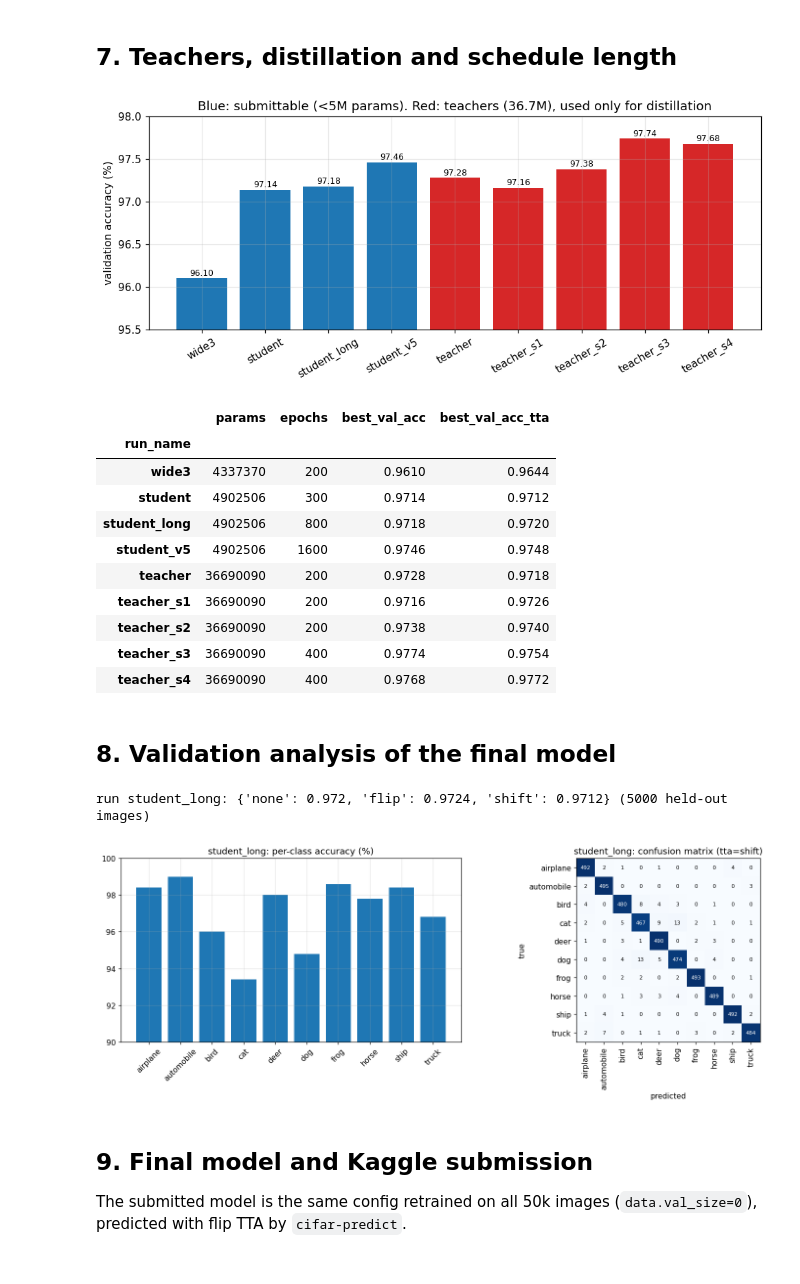
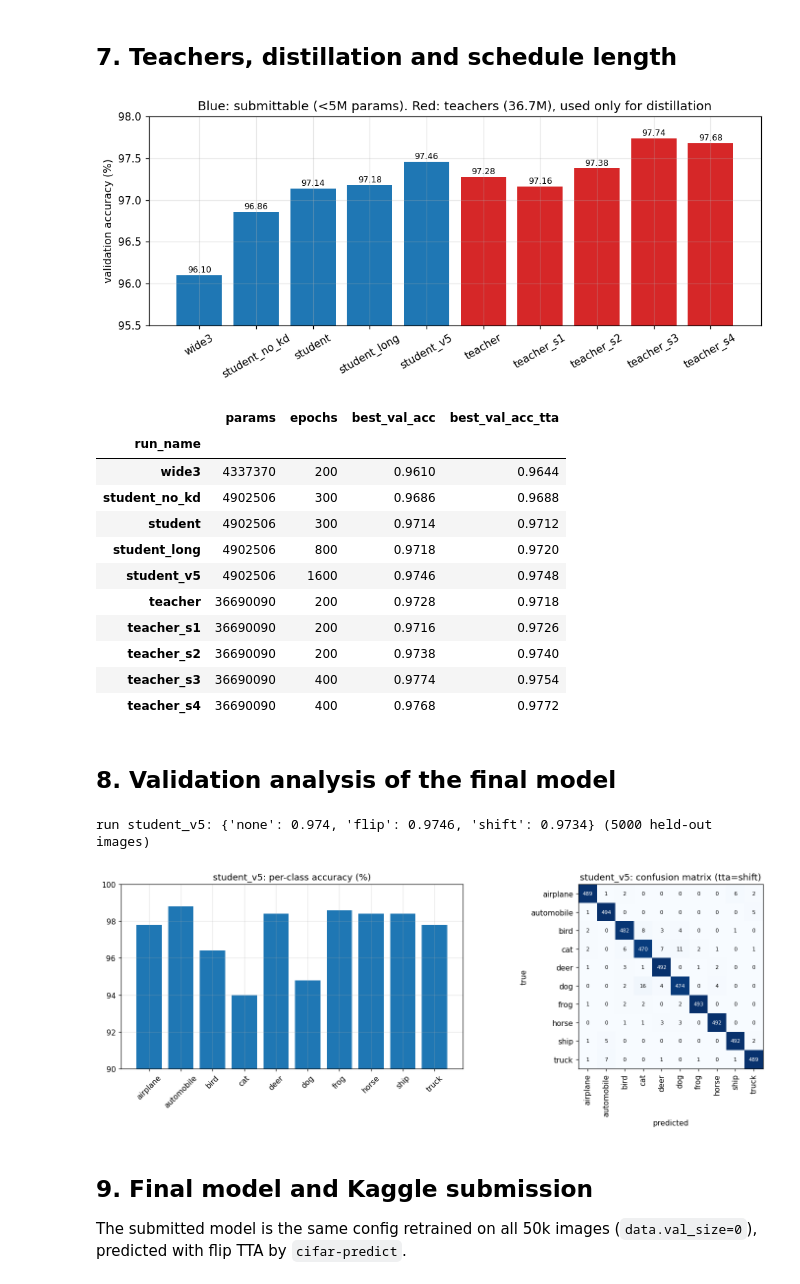
Before and after one commit to thisisharshsah/resnet5m, a Jupyter notebook: notebooks/project1.ipynb, the cells around one changed output. Cells and saved outputs as stored; diff of their text form; code cells hidden in the pictures.

Commit message:
Add final model val eval and no teacher control run
Per class accuracy and confusion for student_v5, and student_no_kd
(same student without distillation, 96.86% val vs 97.14% with a teacher).

```diff
--- a/notebooks/project1.ipynb
+++ b/notebooks/project1.ipynb
@@ -195,24 +195,25 @@ plt.tight_layout(); plt.show()
 # %% [markdown]
 ## 7. Teachers, distillation and schedule length
 # %%
-ladder = ['wide3', 'student', 'student_long', 'student_v5', 'teacher', 'teacher_s1', 'teacher_s2', 'teacher_s3', 'teacher_s4']
+ladder = ['wide3', 'student_no_kd', 'student', 'student_long', 'student_v5', 'teacher', 'teacher_s1', 'teacher_s2', 'teacher_s3', 'teacher_s4']
 ladder = [r for r in ladder if r in runs.index]
 sub = runs.loc[ladder, ['params', 'epochs', 'best_val_acc', 'best_val_acc_tta']]
 fig, ax = plt.subplots(figsize=(9, 4))
 colors = ['tab:red' if p > 5_000_000 else 'tab:blue' for p in sub.params]
 ax.bar(sub.index, sub.best_val_acc * 100, color=colors)
 for x, v in enumerate(sub.best_val_acc * 100):
     ax.text(x, v + 0.03, f'{v:.2f}', ha='center', fontsize=8)
 ax.set(ylim=(95.5, 98), ylabel='validation accuracy (%)',
        title='Blue: submittable (<5M params). Red: teachers (36.7M), used only for distillation')
 ax.tick_params(axis='x', rotation=30)
 plt.tight_layout(); plt.show()
 sub
 # %% [output]
-[figure, old version]
+[figure, new version]
 |  | params | epochs | best_val_acc | best_val_acc_tta |
 | run_name |  |  |  |  |
 | wide3 | 4337370 | 200 | 0.9610 | 0.9644 |
+| student_no_kd | 4902506 | 300 | 0.9686 | 0.9688 |
 | student | 4902506 | 300 | 0.9714 | 0.9712 |
 | student_long | 4902506 | 800 | 0.9718 | 0.9720 |
 | student_v5 | 4902506 | 1600 | 0.9746 | 0.9748 |
@@ -239,8 +240,8 @@ for i in range(10):
         ax[1].text(j, i, cm[i, j], ha='center', va='center', fontsize=7, color='white' if cm[i, j] > cm.max() / 2 else 'black')
 plt.tight_layout(); plt.show()
 # %% [output]
-run student_long: {'none': 0.972, 'flip': 0.9724, 'shift': 0.9712} (5000 held-out images)
+run student_v5: {'none': 0.974, 'flip': 0.9746, 'shift': 0.9734} (5000 held-out images)
-[figure, old version]
+[figure, new version]
 # %% [markdown]
 ## 9. Final model and Kaggle submission
 
```
Also changed, not shown: parts of 1 cell of this notebook, 6 other files.
